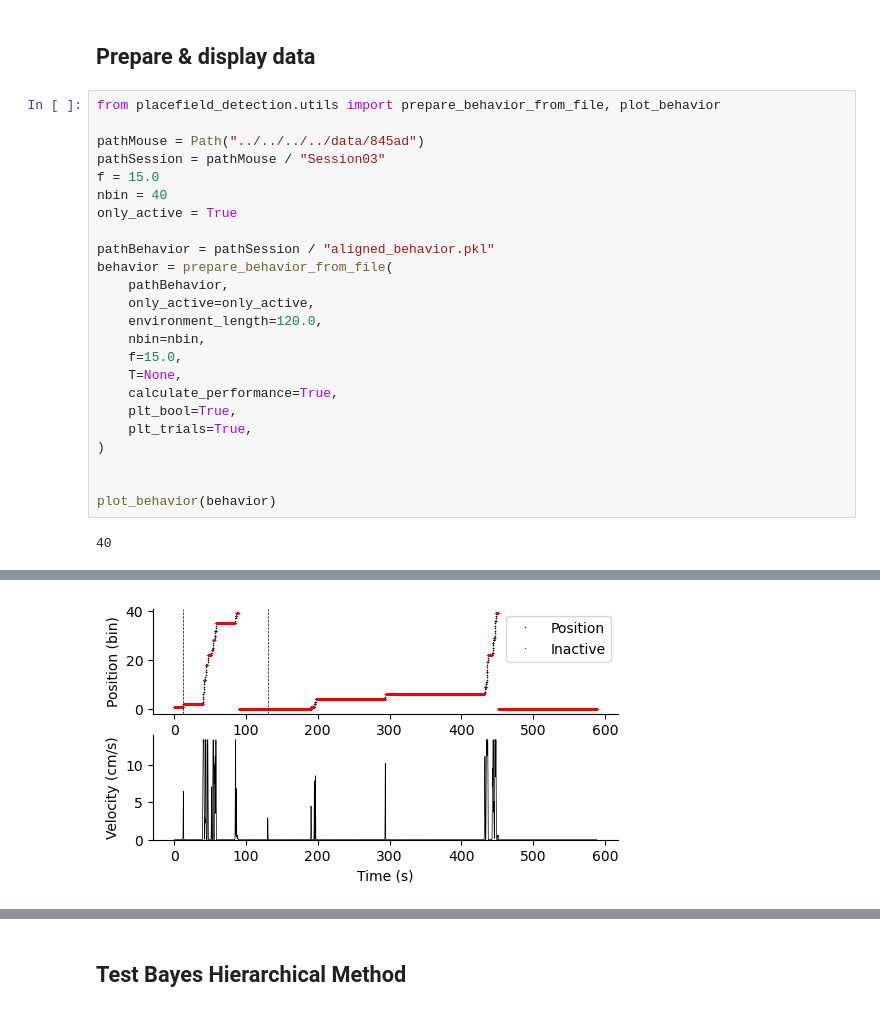
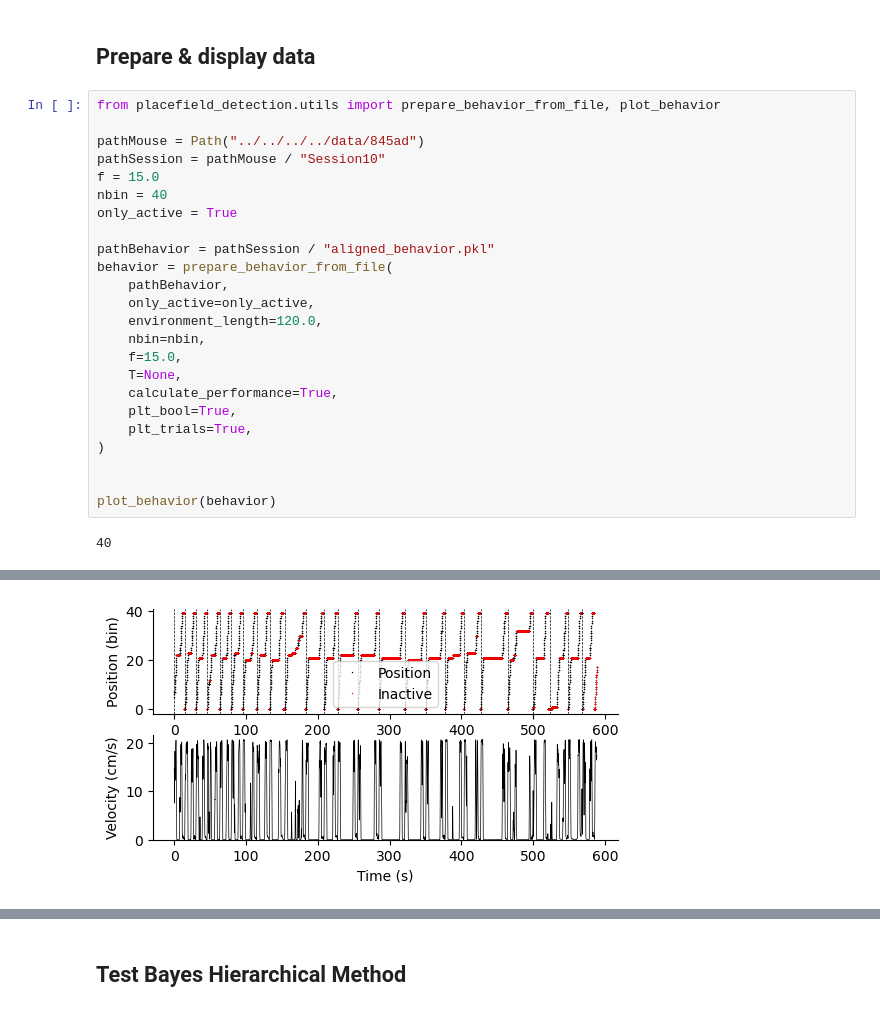
Before and after one commit to woxxel/placefield_detection, a Jupyter notebook: notebooks/test_placefield_detection_methods.ipynb, the cells around one changed output, grey strips where cells are left out. Cells and saved outputs as stored; diff of their text form.

```diff
--- a/notebooks/test_placefield_detection_methods.ipynb
+++ b/notebooks/test_placefield_detection_methods.ipynb
@@ -16,7 +16,7 @@ from matplotlib import pyplot as plt
 from placefield_detection.utils import prepare_behavior_from_file, plot_behavior
 
 pathMouse = Path("../../../../data/845ad")
-pathSession = pathMouse / "Session03"
+pathSession = pathMouse / "Session10"
 f = 15.0
 nbin = 40
 only_active = True
@@ -44,4 +44,4 @@ plot_behavior(behavior)
-[figure, old version]
+[figure, new version]
 # %%
 from caiman.utils.utils import load_dict_from_hdf5
 from placefield_detection.utils import prepare_activity, plot_activity
```
Also changed, not shown: parts of 31 cells of this notebook, 8 other files.
